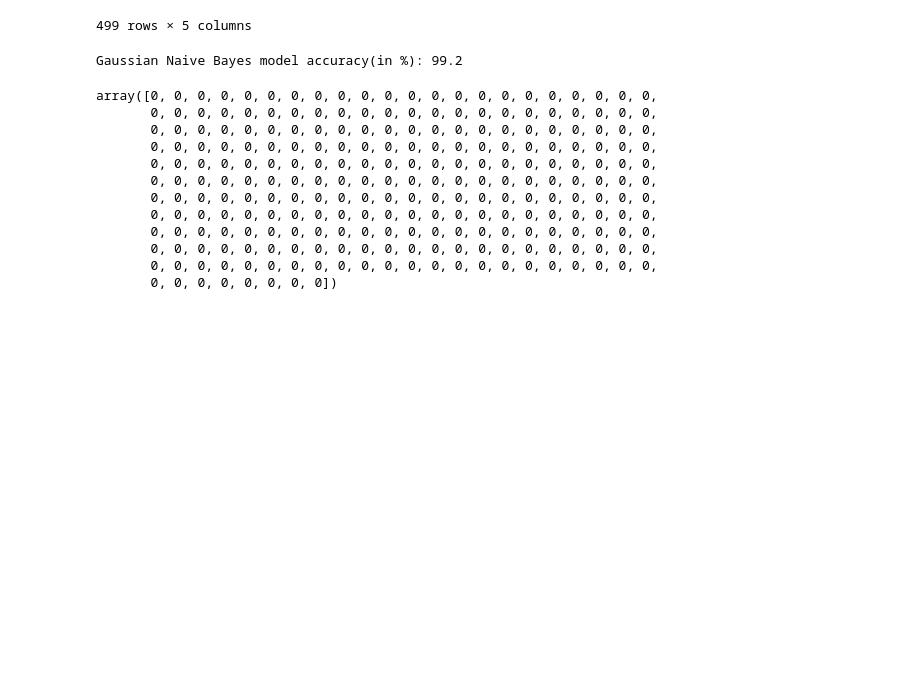
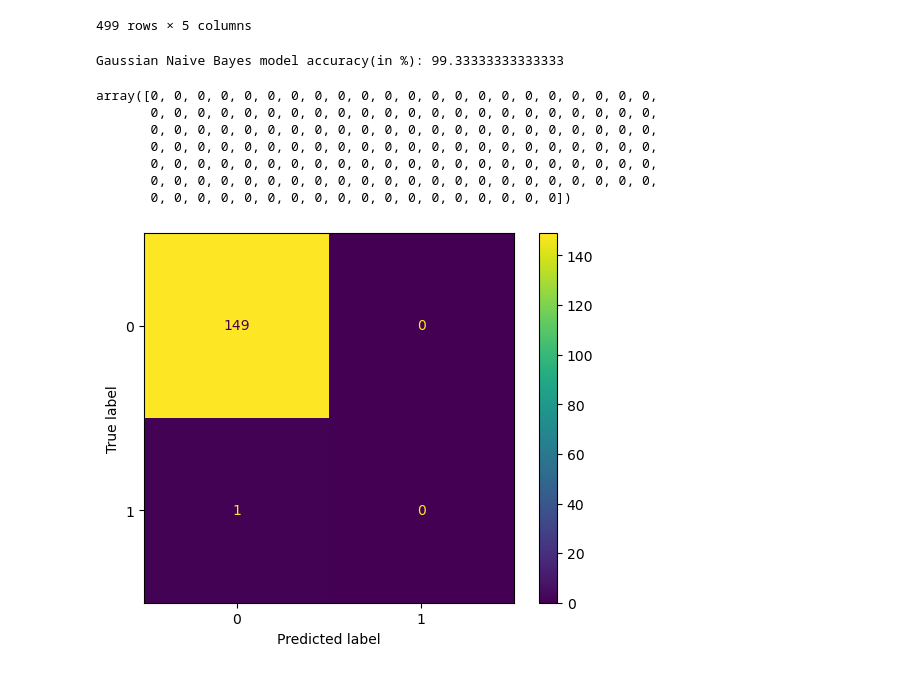
Before and after one commit to hammadaslam1/reviews-classifier, a Jupyter notebook: backend/practice/graph/csvClassifier.ipynb, the cells around one changed output. Cells and saved outputs as stored; diff of their text form; code cells hidden in the pictures; blank space fills up the shorter version.

```diff
--- a/backend/practice/graph/csvClassifier.ipynb
+++ b/backend/practice/graph/csvClassifier.ipynb
@@ -157,7 +157,7 @@ for row in df.itertuples(name='Row'):
     # new_X.append([row.word_count, row.character_count, row.fres_score, row.ari_score])
 # splitting X and y into training and testing sets
 new_X_train, new_X_test, new_y_train, new_y_test = train_test_split(
-    new_X, new_y, test_size=0.5, random_state=1)
+    new_X, new_y, test_size=0.3, random_state=1)
 new_X_vector = vectorizer.fit_transform(new_X_train)
 new_X_test = vectorizer.transform(new_X_test)
 
@@ -173,16 +173,21 @@ new_y_pred = gnb.predict(new_X_test)
 print("Gaussian Naive Bayes model accuracy(in %):", metrics.accuracy_score(new_y_test, new_y_pred)*100)
 new_y_pred
 # %% [output]
-Gaussian Naive Bayes model accuracy(in %): 99.2
+Gaussian Naive Bayes model accuracy(in %): 99.33333333333333
 array([0, 0, 0, 0, 0, 0, 0, 0, 0, 0, 0, 0, 0, 0, 0, 0, 0, 0, 0, 0, 0, 0,
        0, 0, 0, 0, 0, 0, 0, 0, 0, 0, 0, 0, 0, 0, 0, 0, 0, 0, 0, 0, 0, 0,
        0, 0, 0, 0, 0, 0, 0, 0, 0, 0, 0, 0, 0, 0, 0, 0, 0, 0, 0, 0, 0, 0,
        0, 0, 0, 0, 0, 0, 0, 0, 0, 0, 0, 0, 0, 0, 0, 0, 0, 0, 0, 0, 0, 0,
        0, 0, 0, 0, 0, 0, 0, 0, 0, 0, 0, 0, 0, 0, 0, 0, 0, 0, 0, 0, 0, 0,
        0, 0, 0, 0, 0, 0, 0, 0, 0, 0, 0, 0, 0, 0, 0, 0, 0, 0, 0, 0, 0, 0,
-       0, 0, 0, 0, 0, 0, 0, 0, 0, 0, 0, 0, 0, 0, 0, 0, 0, 0, 0, 0, 0, 0,
-       0, 0, 0, 0, 0, 0, 0, 0, 0, 0, 0, 0, 0, 0, 0, 0, 0, 0, 0, 0, 0, 0,
-       0, 0, 0, 0, 0, 0, 0, 0, 0, 0, 0, 0, 0, 0, 0, 0, 0, 0, 0, 0, 0, 0,
-       0, 0, 0, 0, 0, 0, 0, 0, 0, 0, 0, 0, 0, 0, 0, 0, 0, 0, 0, 0, 0, 0,
-       0, 0, 0, 0, 0, 0, 0, 0, 0, 0, 0, 0, 0, 0, 0, 0, 0, 0, 0, 0, 0, 0,
-       0, 0, 0, 0, 0, 0, 0, 0])
+       0, 0, 0, 0, 0, 0, 0, 0, 0, 0, 0, 0, 0, 0, 0, 0, 0, 0])
+# %%
+from sklearn.metrics import confusion_matrix, ConfusionMatrixDisplay
+import matplotlib.pyplot as plt
+cm = confusion_matrix(new_y_test, new_y_pred)
+cm_display = ConfusionMatrixDisplay(confusion_matrix = cm, display_labels = [0, 1])
+
+cm_display.plot()
+plt.show()
+# %% [output]
+[figure, added]
```
Also changed, not shown: 3 other files.
